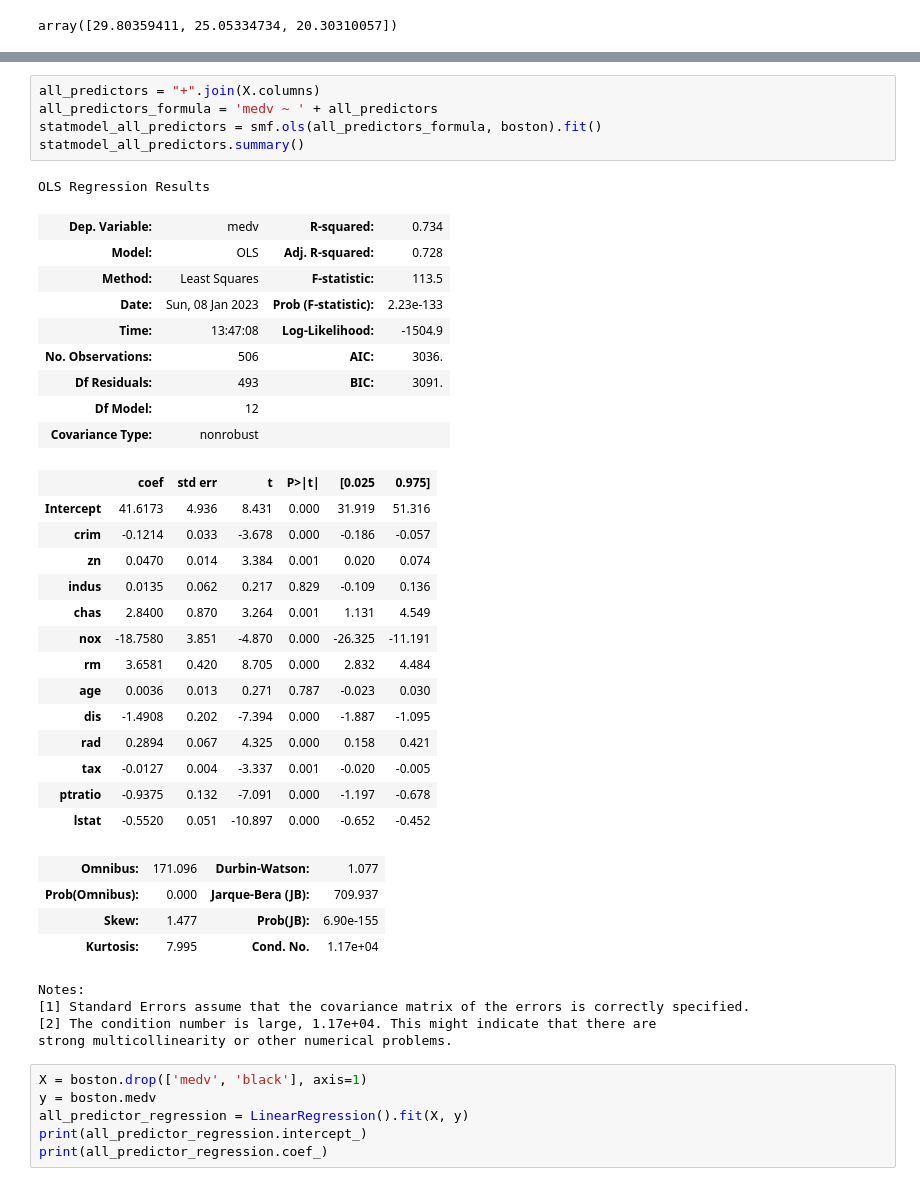
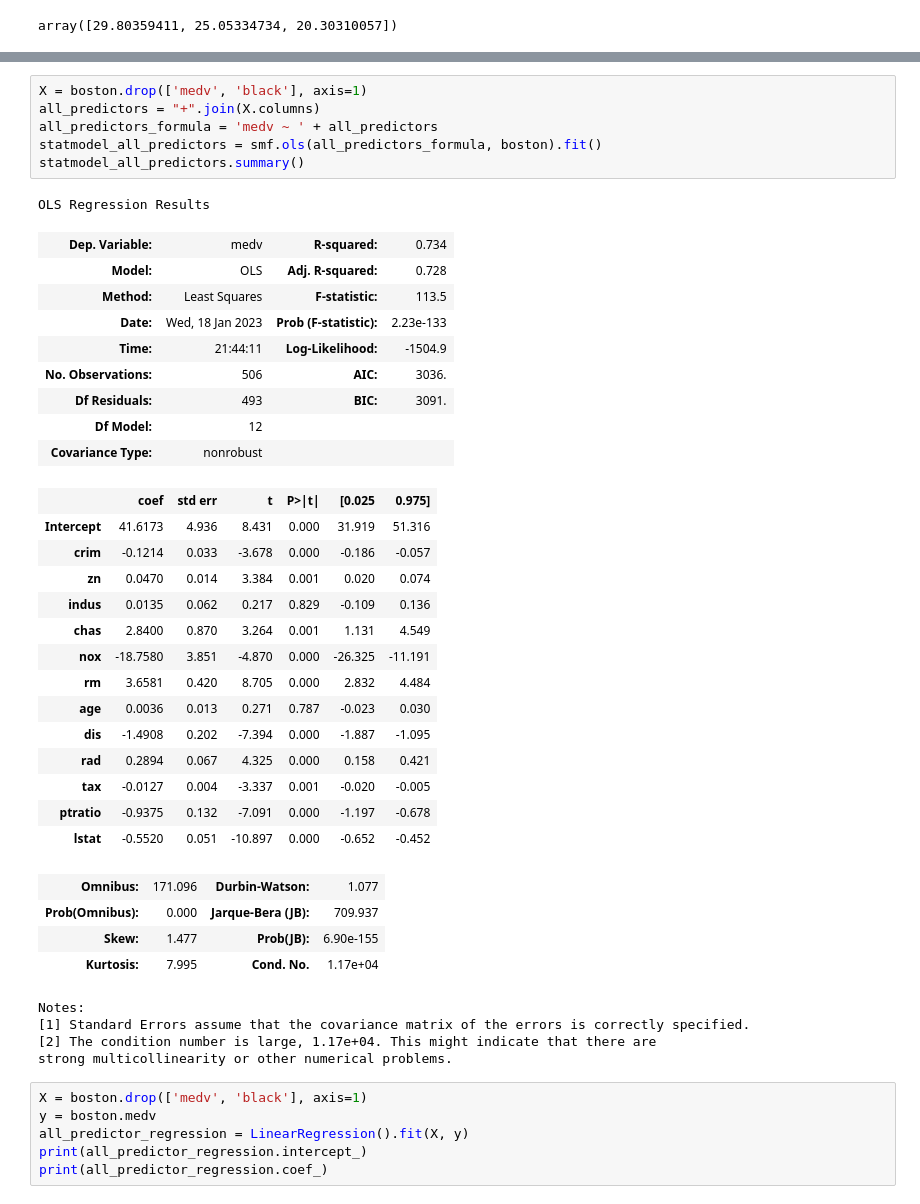
Before and after one commit to kwerber824/ISLR-python, a Jupyter notebook: src/Chapter3-Lab.ipynb, the cells around one changed output, grey strips where cells are left out. Drawn from its saved outputs; the diff is of its cells as text.

```diff
--- a/src/Chapter3-Lab.ipynb
+++ b/src/Chapter3-Lab.ipynb
@@ -138,17 +138,18 @@ OLS Regression Results
 Notes:
 [1] Standard Errors assume that the covariance matrix of the errors is correctly specified.
 # %%
+X = boston.drop(['medv', 'black'], axis=1)
 all_predictors = "+".join(X.columns)
 all_predictors_formula = 'medv ~ ' + all_predictors
 statmodel_all_predictors = smf.ols(all_predictors_formula, boston).fit()
 statmodel_all_predictors.summary()
 # %% [output]
 OLS Regression Results
 | Dep. Variable: | medv | R-squared: | 0.734 |
 | Model: | OLS | Adj. R-squared: | 0.728 |
 | Method: | Least Squares | F-statistic: | 113.5 |
-| Date: | Sun, 08 Jan 2023 | Prob (F-statistic): | 2.23e-133 |
-| Time: | 13:47:08 | Log-Likelihood: | -1504.9 |
+| Date: | Wed, 18 Jan 2023 | Prob (F-statistic): | 2.23e-133 |
+| Time: | 21:44:11 | Log-Likelihood: | -1504.9 |
 | No. Observations: | 506 | AIC: | 3036. |
 | Df Residuals: | 493 | BIC: | 3091. |
 | Df Model: | 12 |  |  |
```
Also changed, not shown: parts of 6 cells of this notebook, 26 other files.
